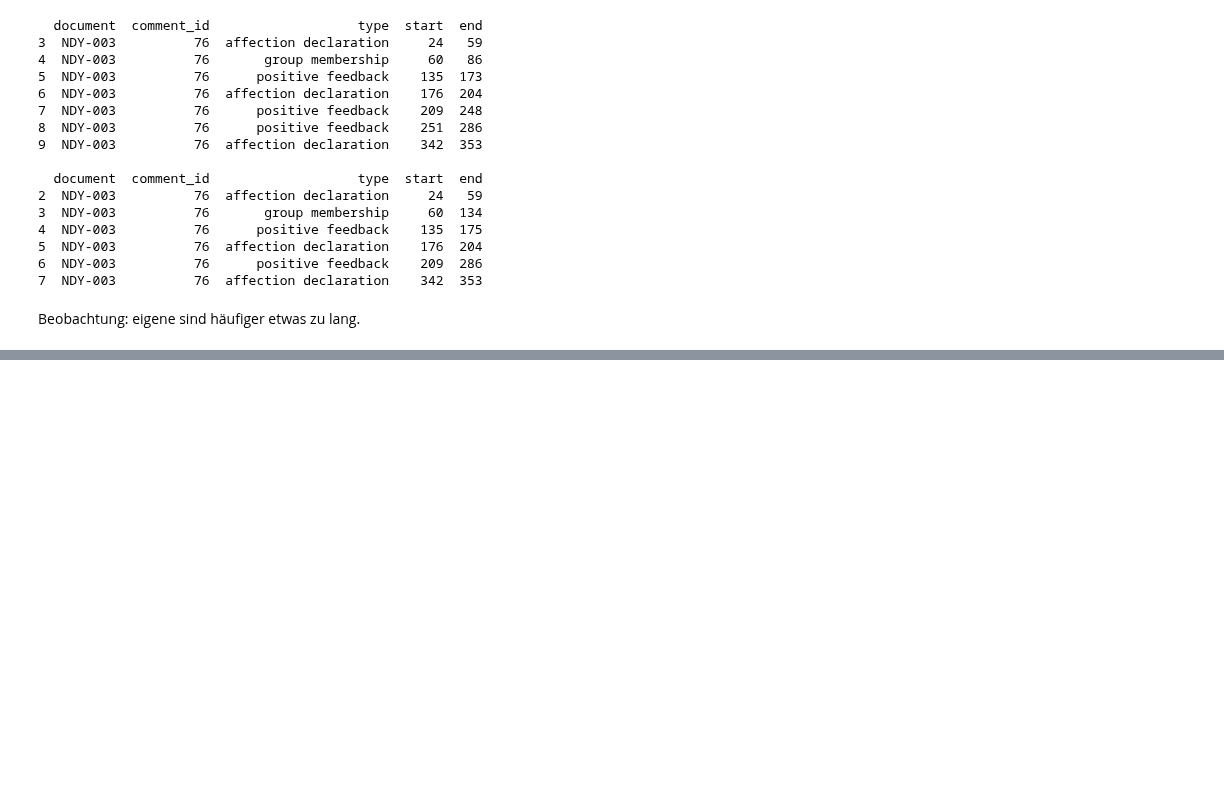
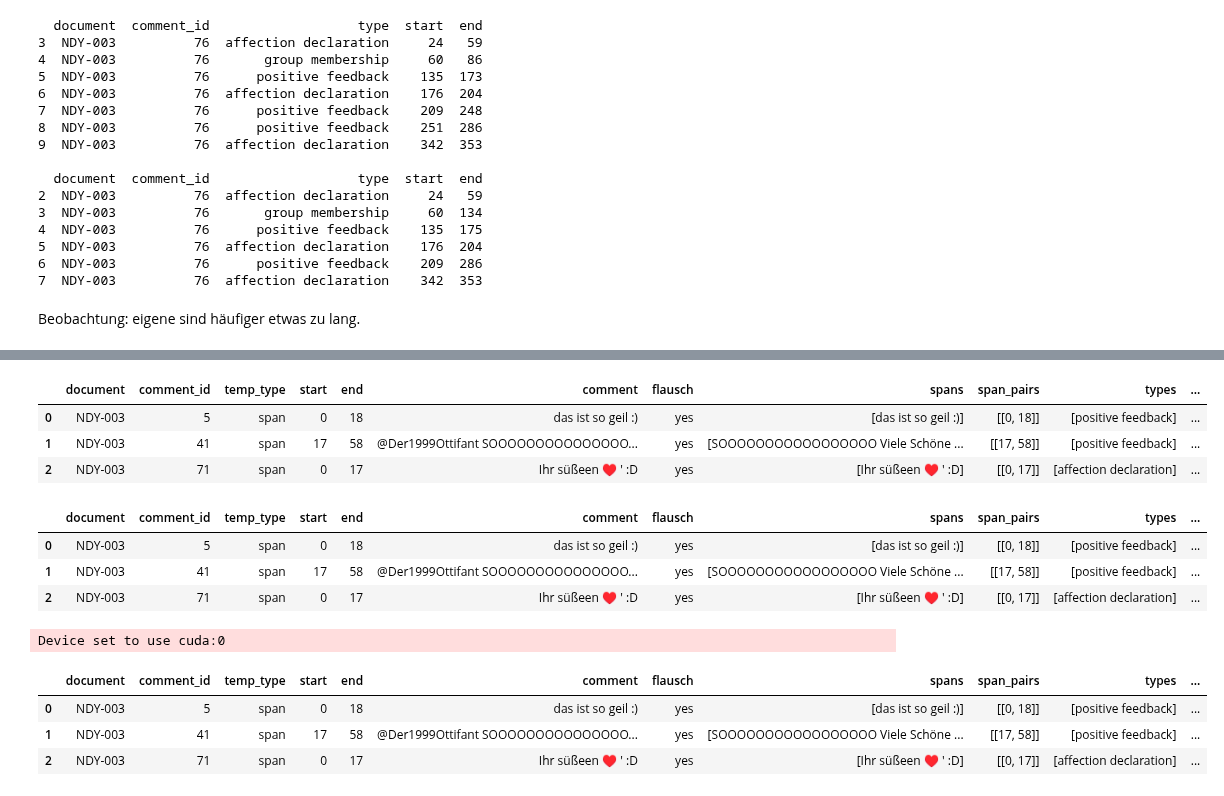
Before and after one commit to WiebkePetersen/GermevalFlausch, a Jupyter notebook: evaluation.ipynb, the cells around one changed output, grey strips where cells are left out. Drawn from its saved outputs; the diff is of its cells as text; code cells hidden in the pictures; blank space fills up the shorter version.

```diff
--- a/evaluation.ipynb
+++ b/evaluation.ipynb
@@ -758,0 +804,24 @@ Beobachtung: eigene sind häufiger etwas zu lang.
+# %%
+prediction_dataset = test_task2_dataset.map(
+    apply_task2_pipeline,
+    batched=True,
+    batch_size=16,
+    num_proc=1,
+    fn_kwargs={"pipeline": pipe, "column": "comment"}
+)
+# %%
+df = pd.DataFrame(prediction_dataset)
+out_task2 = output_task2(df)
+# %%
+out_task2 = out_task2.rename(columns={"type": "temp_type"})
+# %%
+my_columns = ['document', 'comment_id', 'comment', 'flausch', 'spans', 'span_pairs',
+       'types', 'id']
+out_task2 = pd.merge(out_task2, data1[my_columns], on=["comment_id","document"], how = "left")
+# %%
+out_task2.head(3)
+# %% [output]
+|  | document | comment_id | temp_type | start | end | comment | flausch | spans | span_pairs | types | ... |
+| 0 | NDY-003 | 5 | span | 0 | 18 | das ist so geil :) | yes | [das ist so geil :)] | [[0, 18]] | [positive feedback] | ... |
+| 1 | NDY-003 | 41 | span | 17 | 58 | @Der1999Ottifant SOOOOOOOOOOOOOOO... | yes | [SOOOOOOOOOOOOOOOOO Viele Schöne ... | [[17, 58]] | [positive feedback] | ... |
+| 2 | NDY-003 | 71 | span | 0 | 17 | Ihr süßeen ♥ ' :D | yes | [Ihr süßeen ♥ ' :D] | [[0, 17]] | [affection declaration] | ... |
@@ -758,0 +830,11 @@ Beobachtung: eigene sind häufiger etwas zu lang.
+# %%
+out_task2.head(3)
+# %% [output]
+|  | document | comment_id | temp_type | start | end | comment | flausch | spans | span_pairs | types | ... |
+| 0 | NDY-003 | 5 | span | 0 | 18 | das ist so geil :) | yes | [das ist so geil :)] | [[0, 18]] | [positive feedback] | ... |
+| 1 | NDY-003 | 41 | span | 17 | 58 | @Der1999Ottifant SOOOOOOOOOOOOOOO... | yes | [SOOOOOOOOOOOOOOOOO Viele Schöne ... | [[17, 58]] | [positive feedback] | ... |
+| 2 | NDY-003 | 71 | span | 0 | 17 | Ihr süßeen ♥ ' :D | yes | [Ihr süßeen ♥ ' :D] | [[0, 17]] | [affection declaration] | ... |
+# %%
+pipe = pipeline("text-classification", model=classifier)
+# %% [output]
+Device set to use cuda:0
@@ -758,0 +853,7 @@ Beobachtung: eigene sind häufiger etwas zu lang.
+# %%
+out_task2.head(3)
+# %% [output]
+|  | document | comment_id | temp_type | start | end | comment | flausch | spans | span_pairs | types | ... |
+| 0 | NDY-003 | 5 | span | 0 | 18 | das ist so geil :) | yes | [das ist so geil :)] | [[0, 18]] | [positive feedback] | ... |
+| 1 | NDY-003 | 41 | span | 17 | 58 | @Der1999Ottifant SOOOOOOOOOOOOOOO... | yes | [SOOOOOOOOOOOOOOOOO Viele Schöne ... | [[17, 58]] | [positive feedback] | ... |
+| 2 | NDY-003 | 71 | span | 0 | 17 | Ihr süßeen ♥ ' :D | yes | [Ihr süßeen ♥ ' :D] | [[0, 17]] | [affection declaration] | ... |
```
Also changed, not shown: parts of 20 cells of this notebook.
